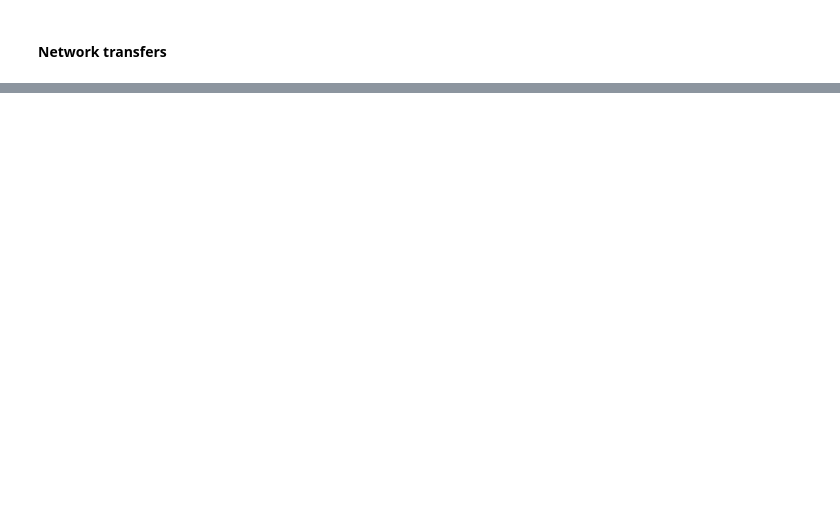
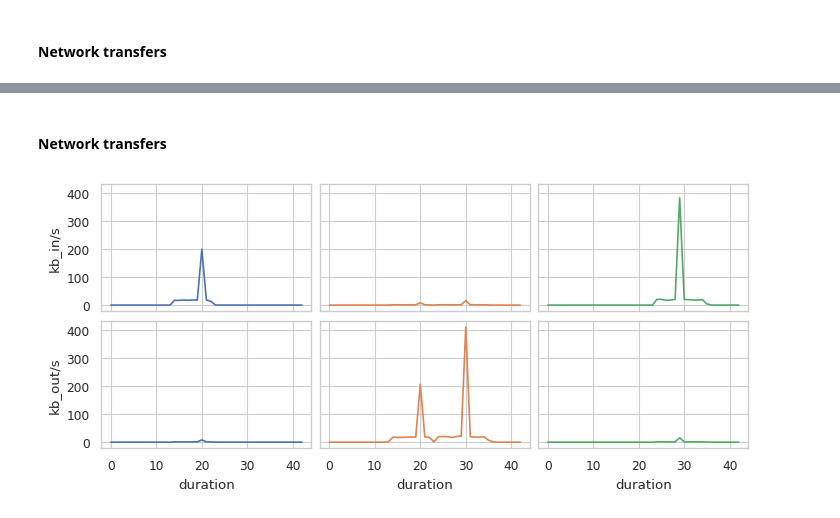
Before and after one commit to teschmitt/monntpy-lab, a Jupyter notebook: EvalInternal.ipynb, the cells around one changed output, grey strips where cells are left out. Cells and saved outputs as stored; diff of their text form; code cells hidden in the pictures; blank space fills up the shorter version.

```diff
--- a/EvalInternal.ipynb
+++ b/EvalInternal.ipynb
@@ -113,0 +183,3 @@ _ = ax[0][0].legend(current_handles, ["node", "n1", "n2", "n3"], loc="upper left
+# %%
+nodes = ["n1", "n2", "n3"]
+reports_dir = "net-emu/eval/busynode/multirun-results"
@@ -113,0 +188,7 @@ _ = ax[0][0].legend(current_handles, ["node", "n1", "n2", "n3"], loc="upper left
+# %%
+pidstat_df = get_pidstat_df(reports_dir=reports_dir, nodes=nodes)
+cols, rows = [1, 3]
+fig, ax = plt.subplots(rows, cols, figsize=(16*cm, 3*6*cm), constrained_layout=True, sharex=True)
+
+for i, g in enumerate(["%CPU", "RSS", "kB_wr/s"]):
+    sns.lineplot(data=pidstat_df, x="duration", y=g, hue="node", ax=ax[i])
@@ -113,0 +197,15 @@ _ = ax[0][0].legend(current_handles, ["node", "n1", "n2", "n3"], loc="upper left
+# %% [markdown]
+#### Network transfers
+# %%
+reports_dir = "net-emu/eval/busynode/multirun-results"
+net_df = get_network_df(reports_dir=reports_dir, nodes=nodes)
+y_cols = ["kb_in/s", "kb_out/s"]  # , "bytes_total/s"]
+
+fig, ax = plt.subplots(2, 3, figsize=(18*cm, 2*4*cm), constrained_layout=True, sharey=True, sharex=True)
+for i, y_col in enumerate(y_cols):
+    for j, n in enumerate(nodes):
+        sns.lineplot(
+            data=net_df[(net_df["iface_name"] == "total") & (net_df["node"] == n)],
+            x="duration", y=y_col, color=sns.color_palette()[j], ax=ax[i][j])
+# %% [output]
+[figure, added]
```
Also changed, not shown: parts of 19 cells of this notebook, 31 other files.
